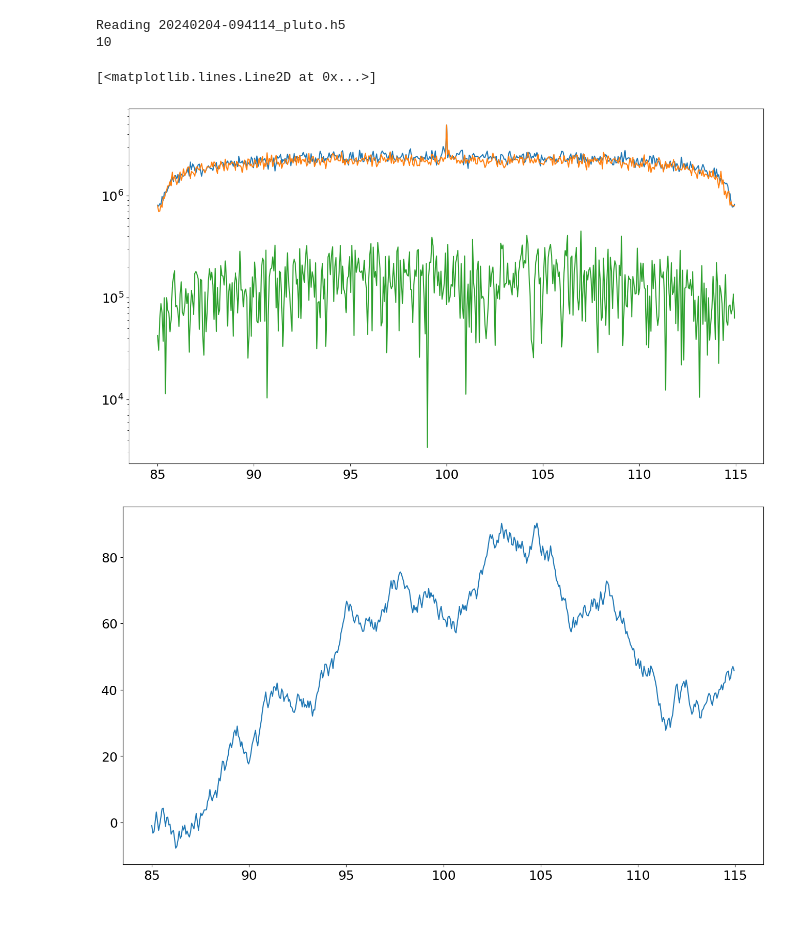
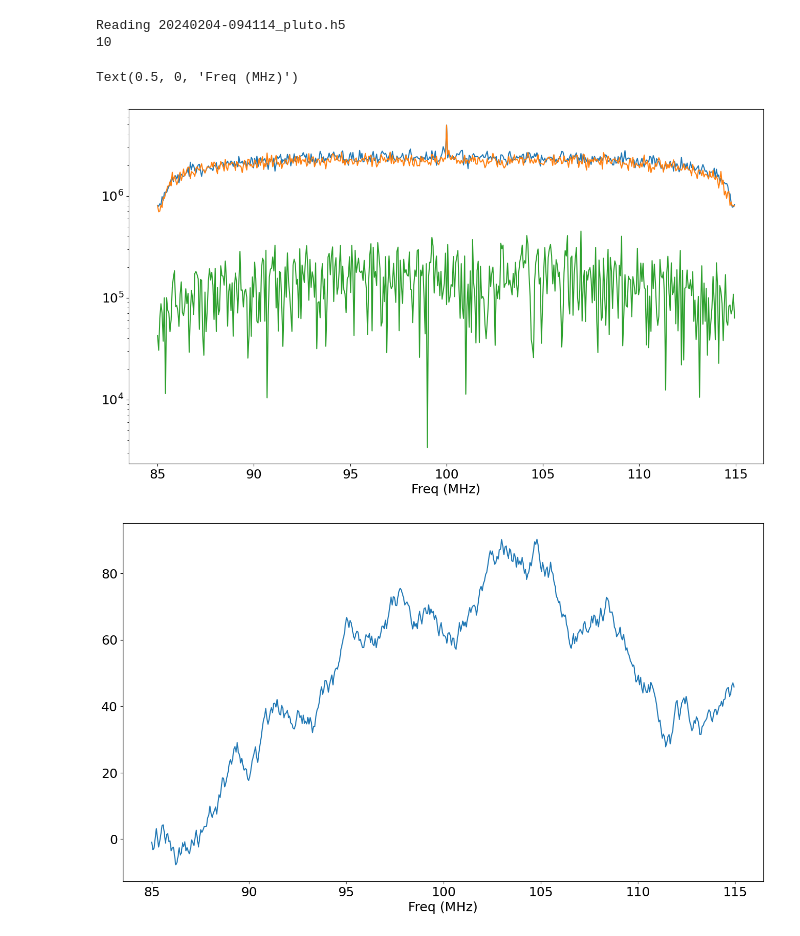
Before and after one commit to jnthek/plutosdr, a Jupyter notebook: Read_hdf5.ipynb, the cells around one changed output. Drawn from its saved outputs; the diff is of its cells as text; code cells hidden in the pictures.

```diff
--- a/Read_hdf5.ipynb
+++ b/Read_hdf5.ipynb
@@ -45,12 +45,14 @@ Reading 20240204-094114_pluto.h5
 # %%
 plt.figure(figsize=(16,9))
 plt.semilogy(freqs/1e6, np.abs(auto11))
 plt.semilogy(freqs/1e6, np.abs(auto22))
 plt.semilogy(freqs/1e6, np.abs(cross12))
+plt.xlabel("Freq (MHz)")
 
 plt.figure(figsize=(16,9))
 plt.plot(freqs/1e6, np.unwrap(np.angle(cross12)))
+plt.xlabel("Freq (MHz)")
 # %% [output]
-[<matplotlib.lines.Line2D at 0x...>]
+Text(0.5, 0, 'Freq (MHz)')
-[figure, old version]
+[figure, new version]
-[figure, old version]
+[figure, new version]
```
Also changed, not shown: 6 other files.
